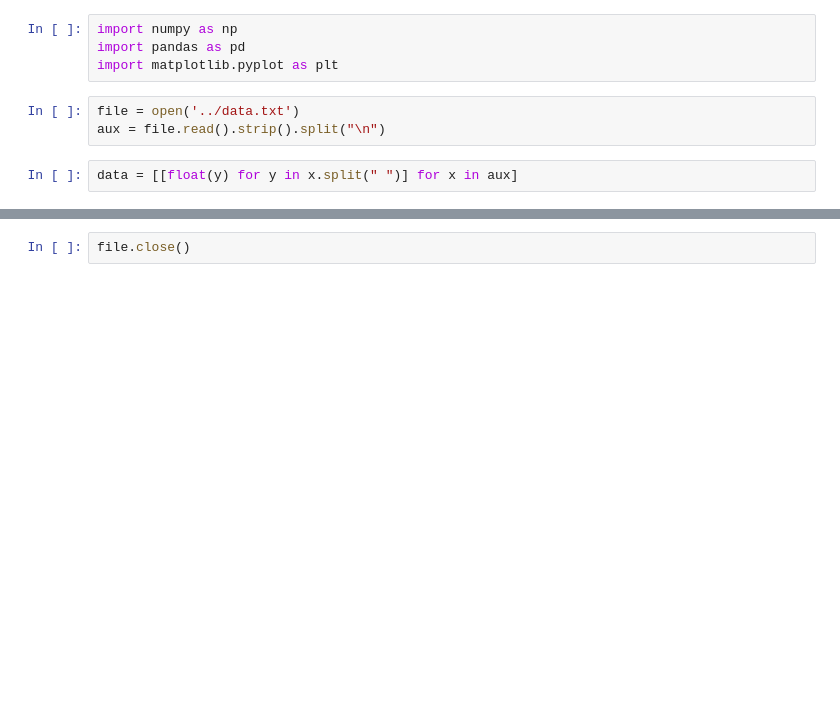
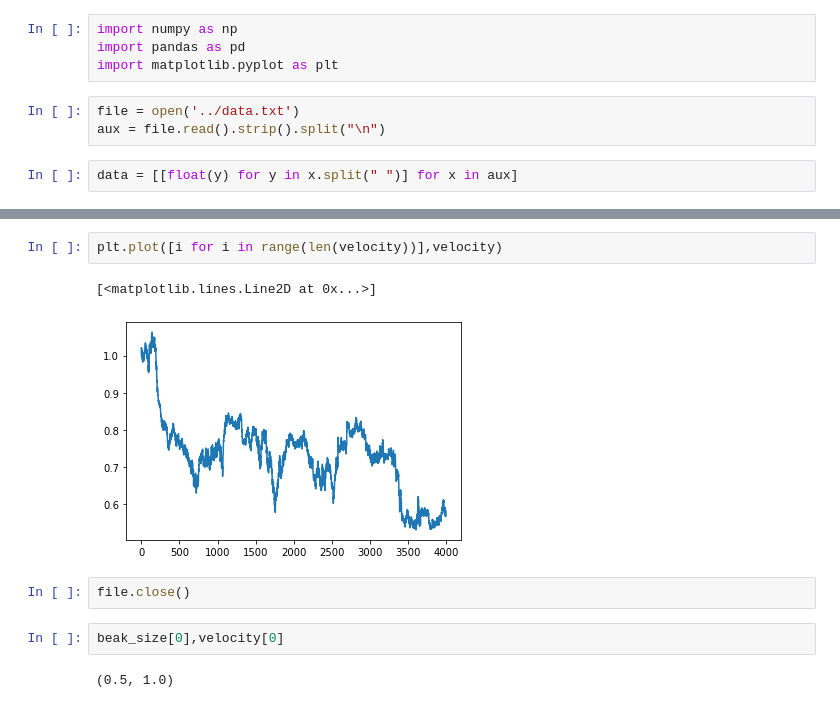
Before and after one commit to GeorgeGantus/NaturalSelectionSimulator, a Jupyter notebook: python/Untitled.ipynb, the cells around one changed output, grey strips where cells are left out. Cells and saved outputs as stored; diff of their text form; blank space fills up the shorter version.

```diff
--- a/python/Untitled.ipynb
+++ b/python/Untitled.ipynb
@@ -23,2 +54,11 @@ plt.plot([i for i in range(len(beak_size))],beak_size)
+# %%
+plt.plot([i for i in range(len(velocity))],velocity)
+# %% [output]
+[<matplotlib.lines.Line2D at 0x...>]
+[figure, added]
 # %%
 file.close()
+# %%
+beak_size[0],velocity[0]
+# %% [output]
+(0.5, 1.0)
```
Also changed, not shown: parts of 6 cells of this notebook, 5 other files.
